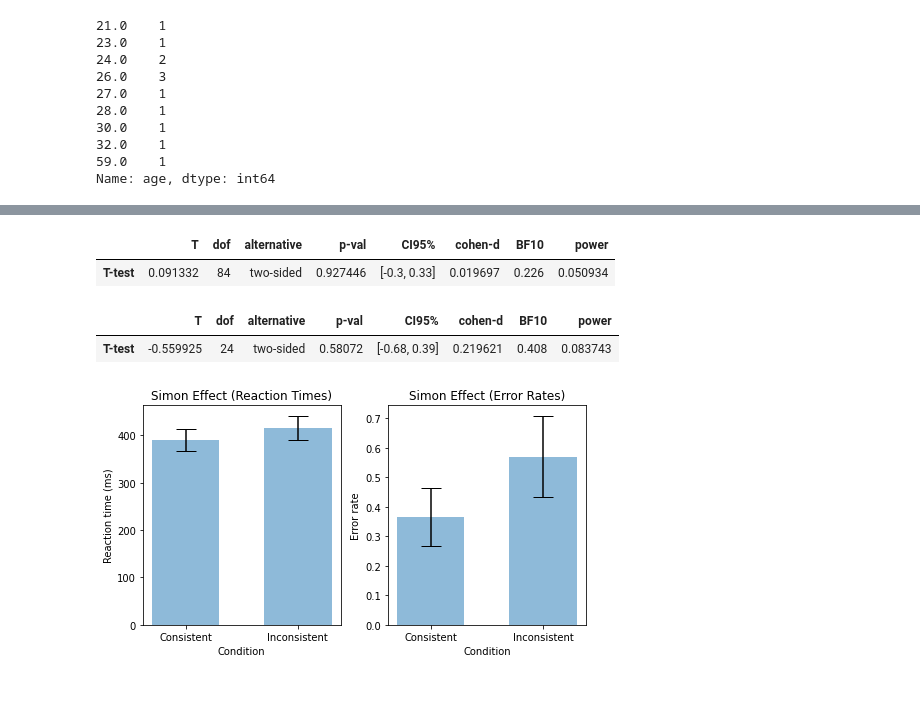
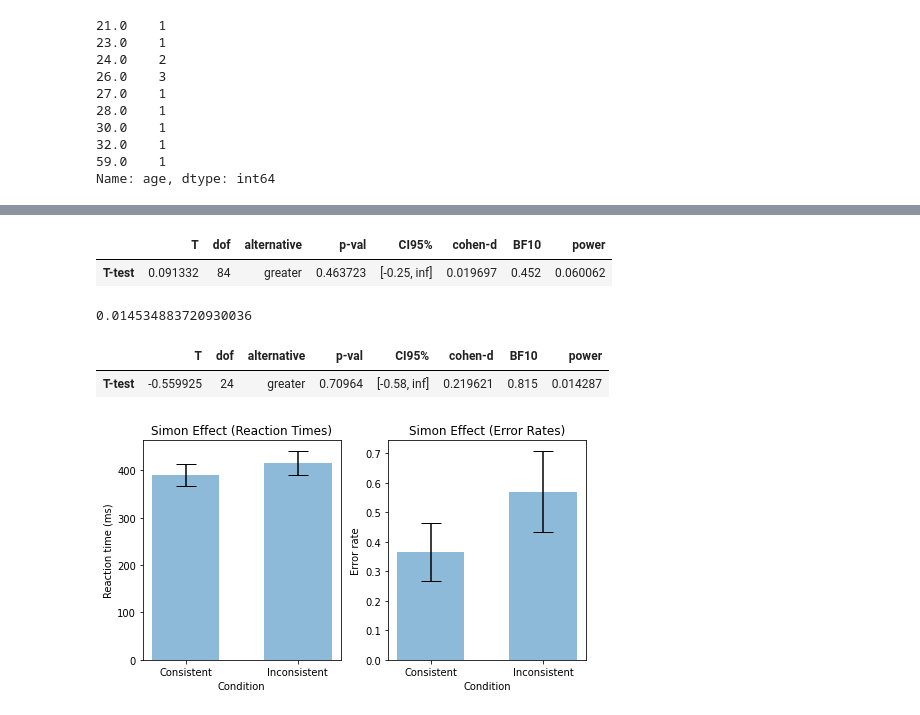
Before and after one commit to javiercmh/lab-cognition-analysis, a Jupyter notebook: code/Driving styles and car type.ipynb, the cells around one changed output, grey strips where cells are left out. Saved outputs shown, nothing was run; the diff lists cells and outputs as text; code cells hidden in the pictures.

```diff
--- a/code/Driving styles and car type.ipynb
+++ b/code/Driving styles and car type.ipynb
@@ -172,13 +191,18 @@ driving_data = pd.read_pickle("working/driving_data.pkl")
 car_type_data = pd.read_pickle("working/car_type_data.pkl")
 # %%
 # perform t test on driving data
-pg.ttest(driving_data["assertive"], driving_data["defensive"])
+pg.ttest(driving_data["aggressive"], driving_data["defensive"], alternative="greater")
+# pg.ttest(driving_data["aggressive"], driving_data["defensive"])
 # %% [output]
 |  | T | dof | alternative | p-val | CI95% | cohen-d | BF10 | power |
-| T-test | 0.091332 | 84 | two-sided | 0.927446 | [-0.3, 0.33] | 0.019697 | 0.226 | 0.050934 |
+| T-test | 0.091332 | 84 | greater | 0.463723 | [-0.25, inf] | 0.019697 | 0.452 | 0.060062 |
+# %%
+driving_data["aggressive"].mean() - driving_data["defensive"].mean()
+# %% [output]
+0.014534883720930036
 # %%
 # perform t test on car_type_data
-pg.ttest(car_type_data["assertive"], car_type_data["defensive"])
+pg.ttest(car_type_data["aggressive"], car_type_data["defensive"], alternative="greater")
 # %% [output]
 |  | T | dof | alternative | p-val | CI95% | cohen-d | BF10 | power |
-| T-test | -0.559925 | 24 | two-sided | 0.58072 | [-0.68, 0.39] | 0.219621 | 0.408 | 0.083743 |
+| T-test | -0.559925 | 24 | greater | 0.70964 | [-0.58, inf] | 0.219621 | 0.815 | 0.014287 |
```
Also changed, not shown: parts of 7 cells of this notebook, 4 other files.
